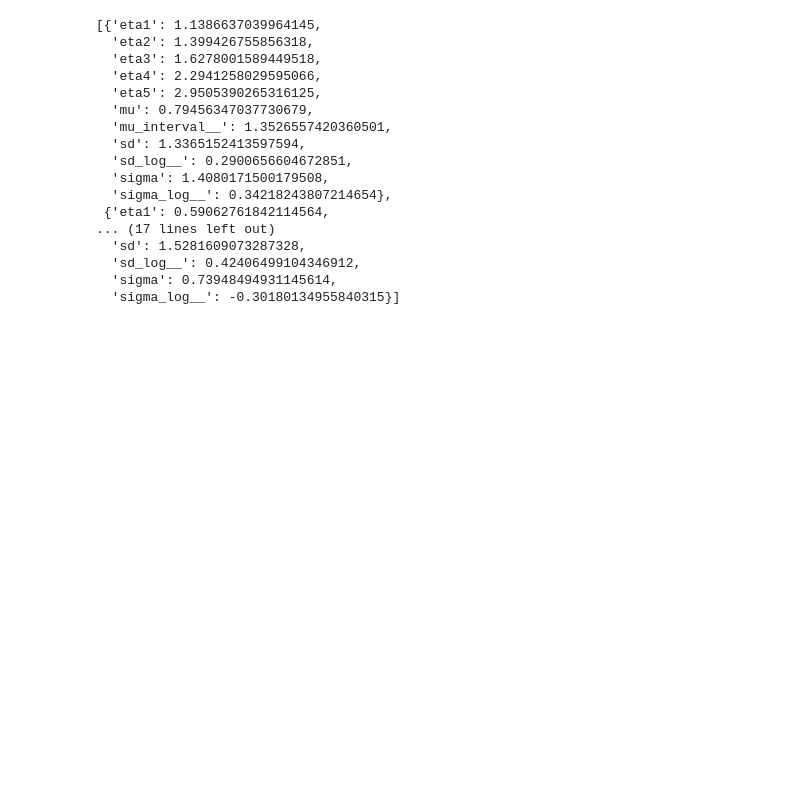
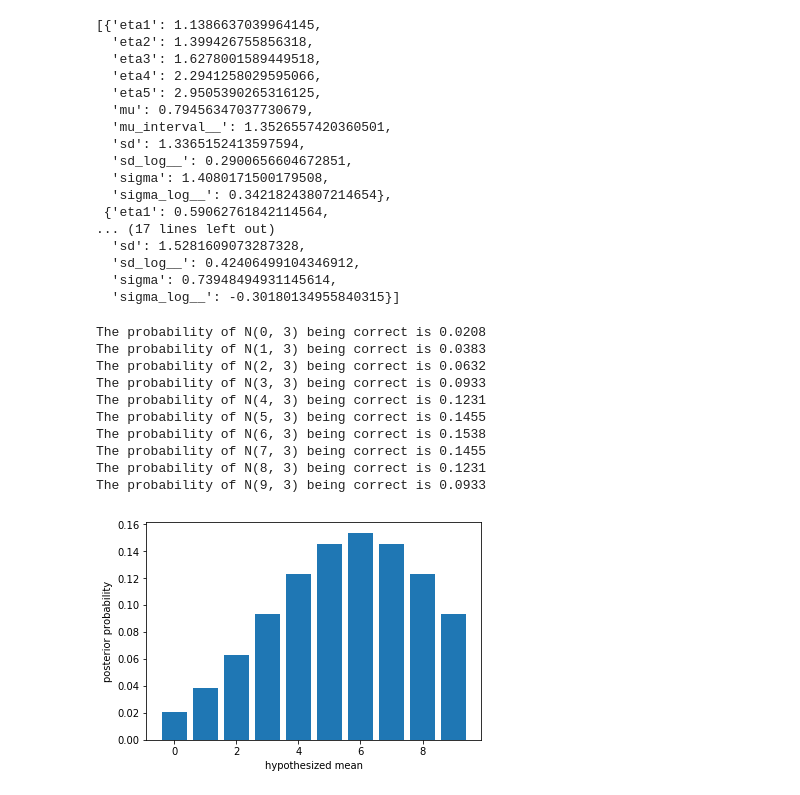
Before and after one commit to Rmloong/movie-revenue-predictor, a Jupyter notebook: pymc_stuff.ipynb, the cells around one changed output. Drawn from its saved outputs; the diff is of its cells as text; code cells hidden in the pictures; blank space fills up the shorter version.

```diff
--- a/pymc_stuff.ipynb
+++ b/pymc_stuff.ipynb
@@ -146,3 +146,34 @@ list(trace[0:3])
   'sd_log__': 0.42406499104346912,
   'sigma': 0.73948494931145614,
   'sigma_log__': -0.30180134955840315}]
+# %%
+probs= np.ones(10)/10
+sd=3
+# %%
+datum = 6
+
+for i in range(10):
+    probs[i] *= scs.norm(i, sd).pdf(datum)
+probs /= probs.sum()
+
+for i in range(0,10):
+    print("The probability of N({0}, {1}) being correct is {3:6.4f}"
+           .format(i, sd, datum, probs[i]))
+
+fig, ax = plt.subplots()
+ax.bar(range(10), probs)
+ax.set_xlabel('hypothesized mean')
+ax.set_ylabel('posterior probability')
+plt.show()
+# %% [output]
+The probability of N(0, 3) being correct is 0.0208
+The probability of N(1, 3) being correct is 0.0383
+The probability of N(2, 3) being correct is 0.0632
+The probability of N(3, 3) being correct is 0.0933
+The probability of N(4, 3) being correct is 0.1231
+The probability of N(5, 3) being correct is 0.1455
+The probability of N(6, 3) being correct is 0.1538
+The probability of N(7, 3) being correct is 0.1455
+The probability of N(8, 3) being correct is 0.1231
+The probability of N(9, 3) being correct is 0.0933
+[figure, added]
```
